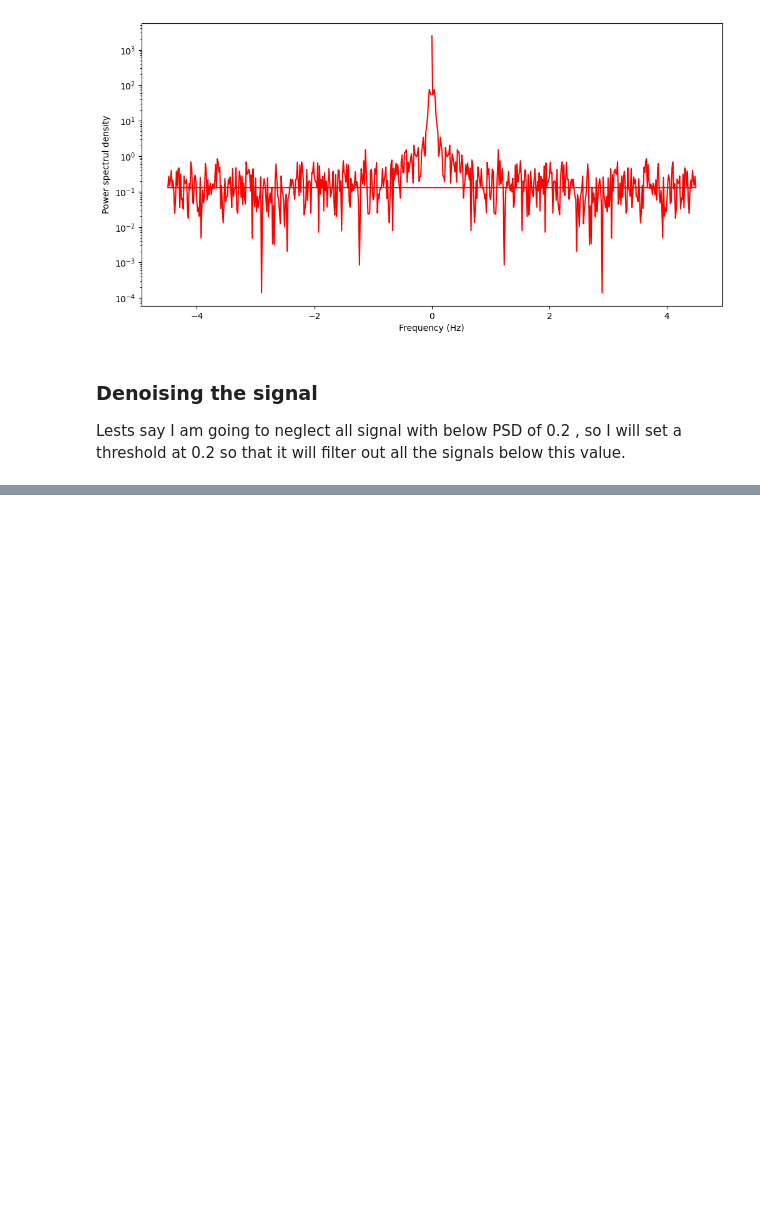
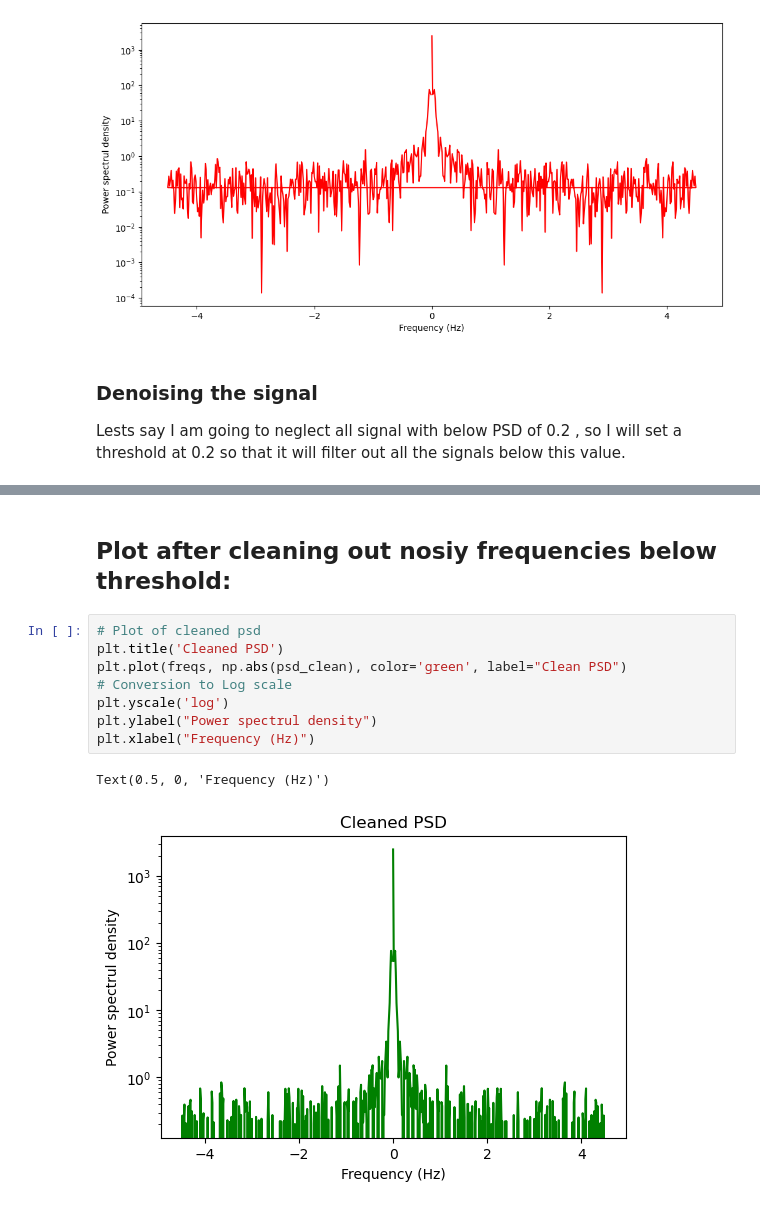
Before and after one commit to shopnochari/CP21_final_project_SA, a Jupyter notebook: Audio_dispersion.ipynb, the cells around one changed output, grey strips where cells are left out. Drawn from its saved outputs; the diff is of its cells as text; blank space fills up the shorter version.

```diff
--- a/Audio_dispersion.ipynb
+++ b/Audio_dispersion.ipynb
@@ -137,4 +150,17 @@ plt.legend(loc="upper right")
 plt.show()
 # %% [output]
 [figure]
+# %% [markdown]
+## Plot after cleaning out nosiy frequencies below threshold:
+# %%
+# Plot of cleaned psd
+plt.title('Cleaned PSD')
+plt.plot(freqs, np.abs(psd_clean), color='green', label="Clean PSD")
+# Conversion to Log scale
+plt.yscale('log')
+plt.ylabel("Power spectrul density")
+plt.xlabel("Frequency (Hz)")
+# %% [output]
+Text(0.5, 0, 'Frequency (Hz)')
+[figure, added]
 # %% [markdown]
```
Also changed, not shown: parts of 19 cells of this notebook, 4 other files.
